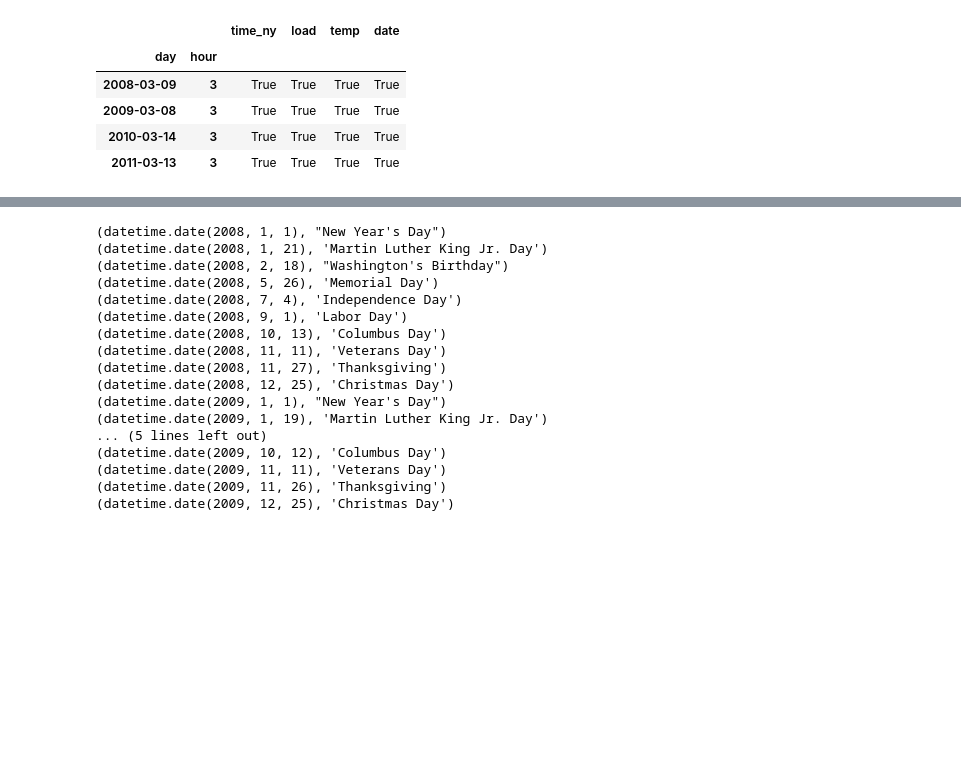
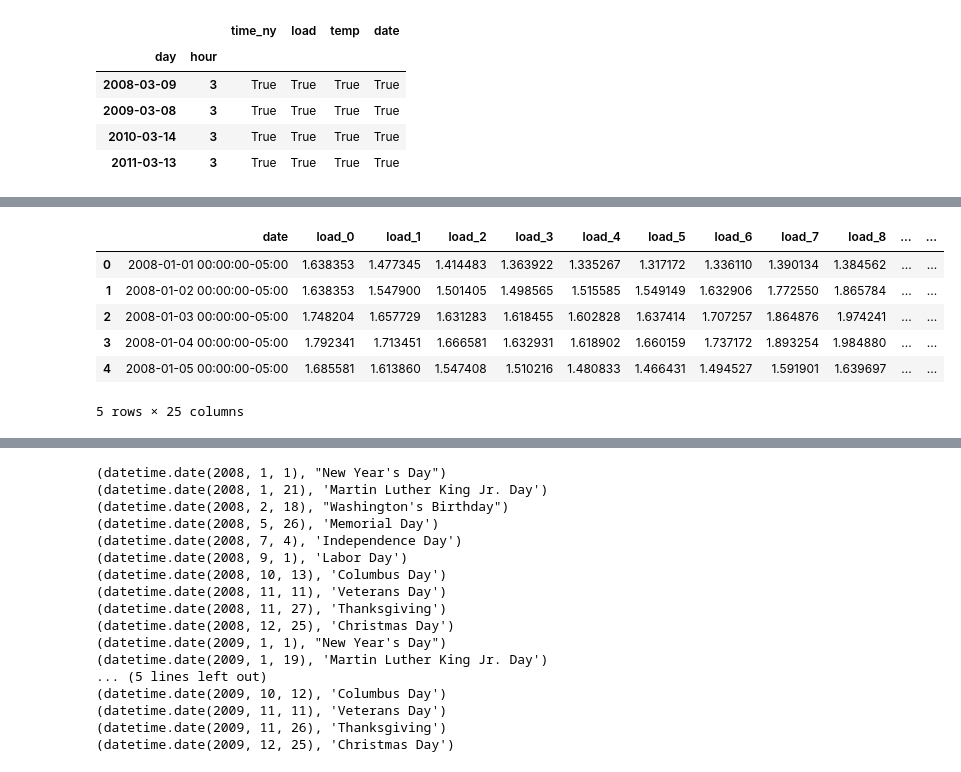
Before and after one commit to mianakajima/e2e-model-learning, a Jupyter notebook: notebooks/01_data_exploration.ipynb, the cells around one changed output, grey strips where cells are left out. Drawn from its saved outputs; the diff is of its cells as text; code cells hidden in the pictures; blank space fills up the shorter version.

```diff
--- a/notebooks/01_data_exploration.ipynb
+++ b/notebooks/01_data_exploration.ipynb
@@ -171,0 +181,10 @@ df_day.head()
+# %%
+df_load_day.head()
+# %% [output]
+|  | date | load_0 | load_1 | load_2 | load_3 | load_4 | load_5 | load_6 | load_7 | load_8 | ... | ... |
+| 0 | 2008-01-01 00:00:00-05:00 | 1.638353 | 1.477345 | 1.414483 | 1.363922 | 1.335267 | 1.317172 | 1.336110 | 1.390134 | 1.384562 | ... | ... |
+| 1 | 2008-01-02 00:00:00-05:00 | 1.638353 | 1.547900 | 1.501405 | 1.498565 | 1.515585 | 1.549149 | 1.632906 | 1.772550 | 1.865784 | ... | ... |
+| 2 | 2008-01-03 00:00:00-05:00 | 1.748204 | 1.657729 | 1.631283 | 1.618455 | 1.602828 | 1.637414 | 1.707257 | 1.864876 | 1.974241 | ... | ... |
+| 3 | 2008-01-04 00:00:00-05:00 | 1.792341 | 1.713451 | 1.666581 | 1.632931 | 1.618902 | 1.660159 | 1.737172 | 1.893254 | 1.984880 | ... | ... |
+| 4 | 2008-01-05 00:00:00-05:00 | 1.685581 | 1.613860 | 1.547408 | 1.510216 | 1.480833 | 1.466431 | 1.494527 | 1.591901 | 1.639697 | ... | ... |
+5 rows × 25 columns
```
Also changed, not shown: parts of 14 cells of this notebook.
